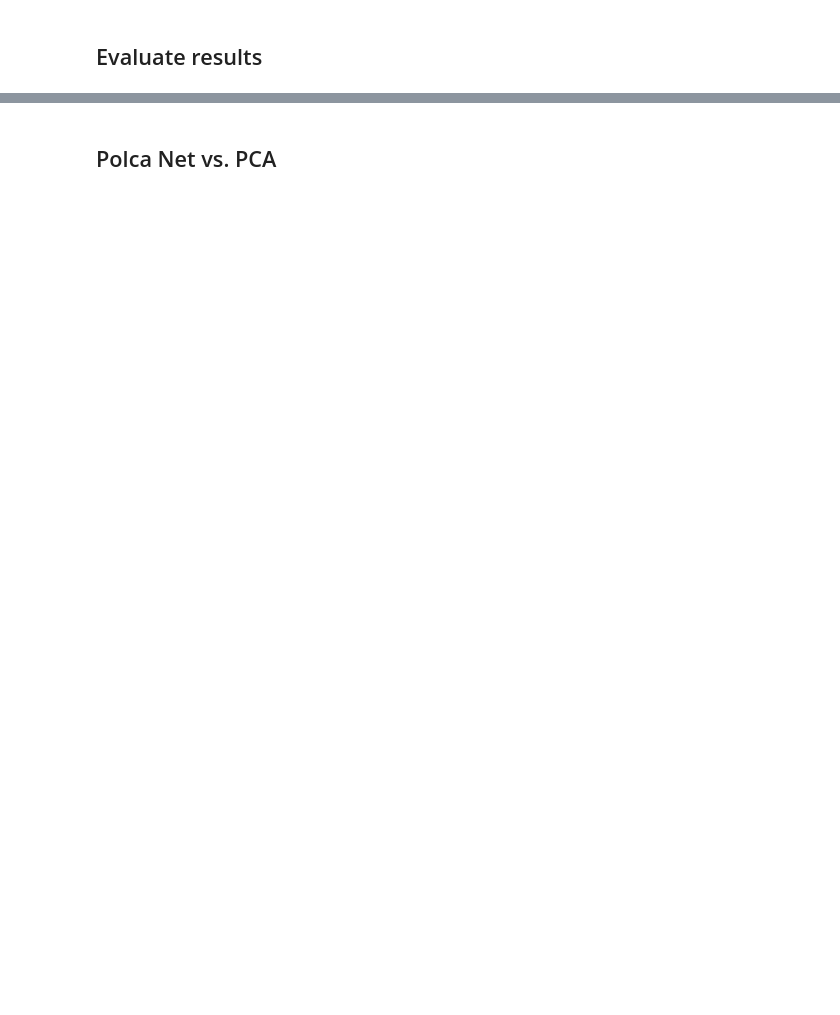
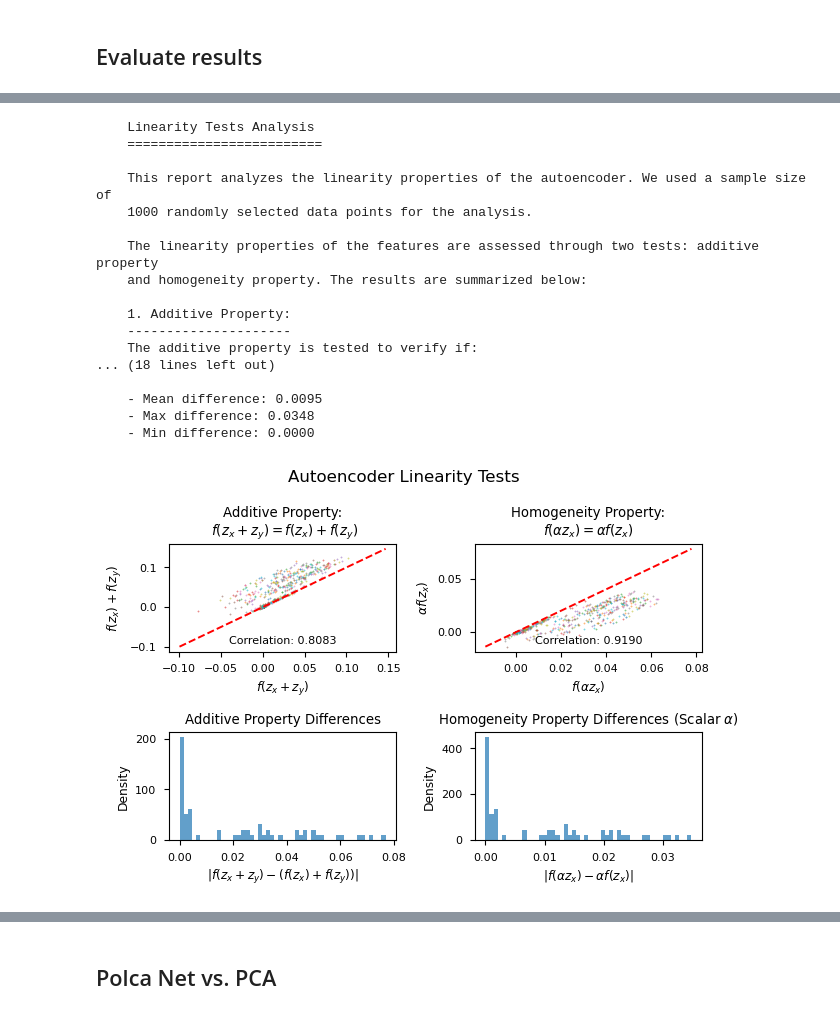
Before and after one commit to jamartinh/polcanet, a Jupyter notebook: examples/notebooks/digits_dataset.ipynb, the cells around one changed output, grey strips where cells are left out. Drawn from its saved outputs; the diff is of its cells as text; code cells hidden in the pictures; blank space fills up the shorter version.

```diff
--- a/examples/notebooks/digits_dataset.ipynb
+++ b/examples/notebooks/digits_dataset.ipynb
@@ -144,3 +196,22 @@ variance_test_analysis(model, X)
 # %%
-linearity_tests_analysis(model, X)
+report.linearity_tests_analysis(model, X)
+# %% [output]
+    Linearity Tests Analysis
+    =========================
+
+    This report analyzes the linearity properties of the autoencoder. We used a sample size of
+    1000 randomly selected data points for the analysis.
+
+    The linearity properties of the features are assessed through two tests: additive property
+    and homogeneity property. The results are summarized below:
+
+    1. Additive Property:
+    ---------------------
+    The additive property is tested to verify if:
+... (18 lines left out)
+
+    - Mean difference: 0.0095
+    - Max difference: 0.0348
+    - Min difference: 0.0000
+[figure, added]
 # %%
```
Also changed, not shown: parts of 20 cells of this notebook, 6 other files.
